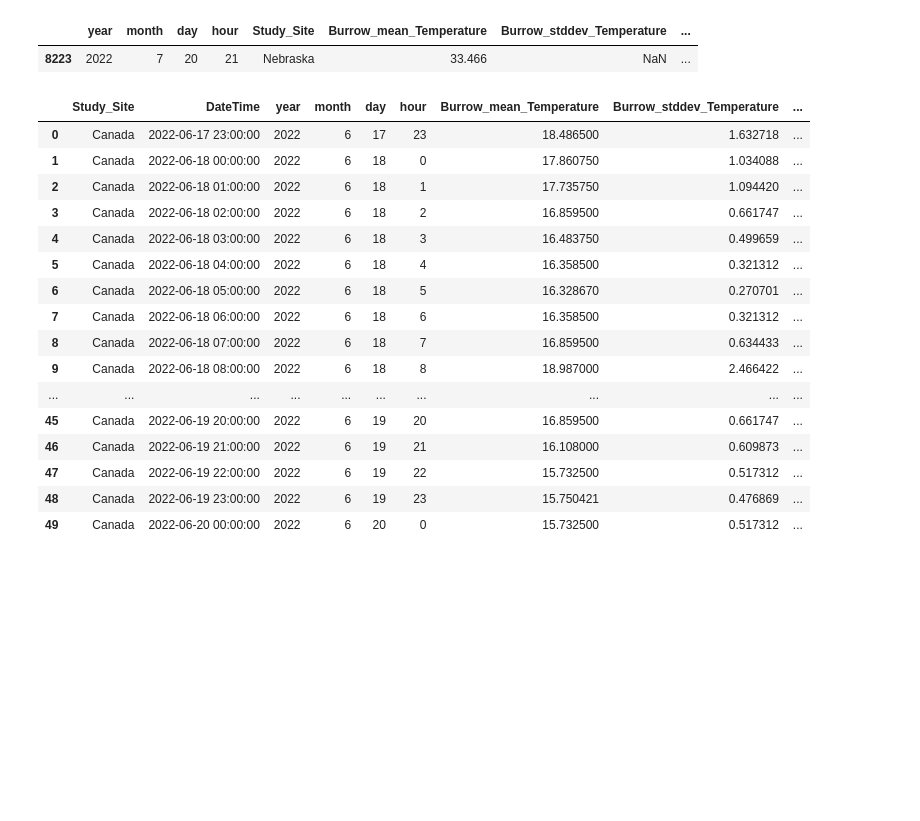
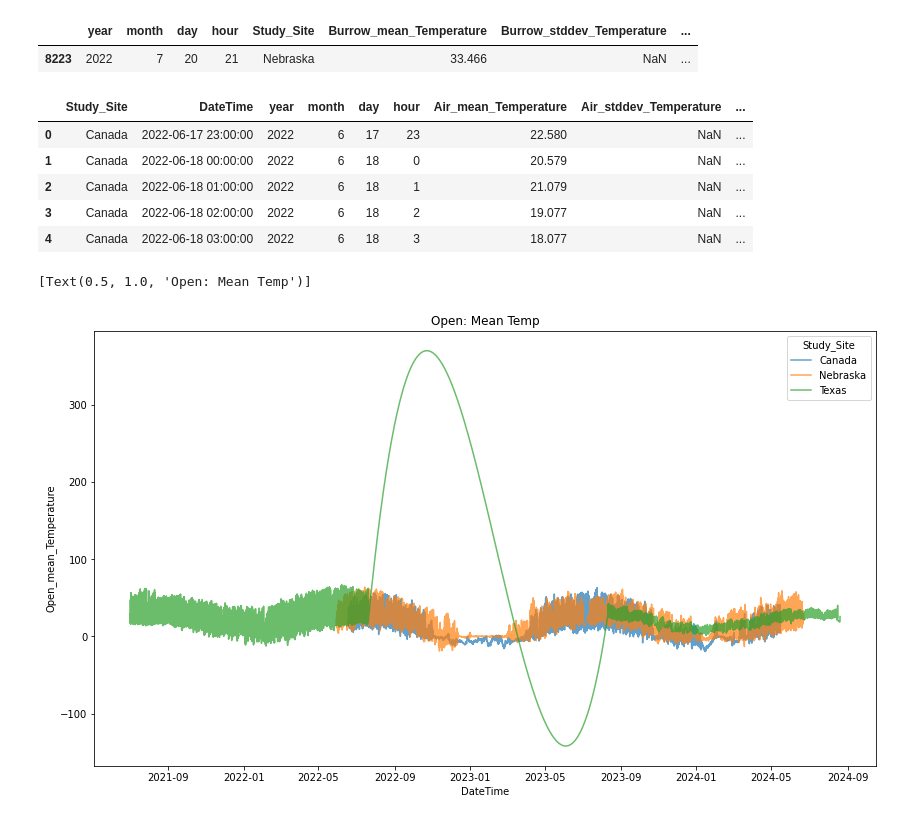
Before and after one commit to michaelremington2/therma_sim, a Jupyter notebook: src/therma_sim/get_data.ipynb, the cells around one changed output. Drawn from its saved outputs; the diff is of its cells as text; code cells hidden in the pictures; blank space fills up the shorter version.

```diff
--- a/src/therma_sim/get_data.ipynb
+++ b/src/therma_sim/get_data.ipynb
@@ -83,17 +83,17 @@ output_path = "/home/mremington/Documents/therma_sim/therma_sim/tests/Data/therm
 
 df.to_csv(output_path, index=False)
 # %%
-otm_fp = '/home/mremington/Documents/therma_sim/ibutton_data_analysis/OTM_Main_Database.csv'
+otm_fp = 'Data/OTM_Main_Database.csv'
 otm_data = pd.read_csv(otm_fp, index_col=0)
 otm_data['Date'] = pd.to_datetime(otm_data['Date'])
 otm_data = otm_data.drop(columns=['Lat', 'Long'])
-microhabitat = []
-for index, row in otm_data.iterrows():
-    if row['OTM_ID']=='Air Temperature':
-        micro = 'Air_Temperature'
-    else:
-        micro = row['Microhabitat']
-    microhabitat.append(micro)
-otm_data['Microhabitat'] = microhabitat
-otm_data = otm_data.dropna(subset=['Microhabitat']).sort_values(by=['Study_Site', 'Date'], ascending=True)
+# microhabitat = []
+# for index, row in otm_data.iterrows():
+#     if row['OTM_ID']=='Air Temperature':
+#         micro = 'Air_Temperature'
+#     else:
+#         micro = row['Microhabitat']
+#     microhabitat.append(micro)
+# otm_data['Microhabitat'] = microhabitat
+#otm_data = otm_data.dropna(subset=['Microhabitat']).sort_values(by=['Study_Site', 'Date'], ascending=True)
 #otm_data.head()
@@ -123,7 +144,7 @@ otm_data = spark_df.groupBy('year', 'month',
 otm_data = otm_data.toPandas()
 otm_data = otm_data.sort_values(by=['Study_Site', 'year', 'month', 'day', 'hour'], ascending=True).reset_index(drop=True)
 otm_data['DateTime'] = pd.to_datetime(otm_data[['year', 'month', 'day', 'hour']])
-otm_data.drop(columns=['Air_Temperature_mean_Temperature', 'Air_Temperature_stddev_Temperature'], inplace=True)
+#otm_data.drop(columns=['Air_mean_Temperature', 'Air_stddev_Temperature'], inplace=True)
 columns_to_check = ['Burrow_mean_Temperature', 'Open_mean_Temperature', 'Shrub_mean_Temperature']
 otm_data = otm_data.dropna(subset=columns_to_check)
 # Calculate the mean of standard deviation grouped by DateTime ignoring the Study_Site
@@ -337,22 +350,19 @@ resampled_therma_df["month"] = resampled_therma_df["DateTime"].dt.month
 resampled_therma_df["day"] = resampled_therma_df["DateTime"].dt.day
 resampled_therma_df["hour"] = resampled_therma_df["DateTime"].dt.hour
 # %%
-resampled_therma_df.head(50)
+resampled_therma_df.head()
 # %% [output]
-|  | Study_Site | DateTime | year | month | day | hour | Burrow_mean_Temperature | Burrow_stddev_Temperature | ... |
-| 0 | Canada | 2022-06-17 23:00:00 | 2022 | 6 | 17 | 23 | 18.486500 | 1.632718 | ... |
-| 1 | Canada | 2022-06-18 00:00:00 | 2022 | 6 | 18 | 0 | 17.860750 | 1.034088 | ... |
-| 2 | Canada | 2022-06-18 01:00:00 | 2022 | 6 | 18 | 1 | 17.735750 | 1.094420 | ... |
-| 3 | Canada | 2022-06-18 02:00:00 | 2022 | 6 | 18 | 2 | 16.859500 | 0.661747 | ... |
-| 4 | Canada | 2022-06-18 03:00:00 | 2022 | 6 | 18 | 3 | 16.483750 | 0.499659 | ... |
-| 5 | Canada | 2022-06-18 04:00:00 | 2022 | 6 | 18 | 4 | 16.358500 | 0.321312 | ... |
-| 6 | Canada | 2022-06-18 05:00:00 | 2022 | 6 | 18 | 5 | 16.328670 | 0.270701 | ... |
-| 7 | Canada | 2022-06-18 06:00:00 | 2022 | 6 | 18 | 6 | 16.358500 | 0.321312 | ... |
-| 8 | Canada | 2022-06-18 07:00:00 | 2022 | 6 | 18 | 7 | 16.859500 | 0.634433 | ... |
-| 9 | Canada | 2022-06-18 08:00:00 | 2022 | 6 | 18 | 8 | 18.987000 | 2.466422 | ... |
-| ... | ... | ... | ... | ... | ... | ... | ... | ... | ... |
-| 45 | Canada | 2022-06-19 20:00:00 | 2022 | 6 | 19 | 20 | 16.859500 | 0.661747 | ... |
-| 46 | Canada | 2022-06-19 21:00:00 | 2022 | 6 | 19 | 21 | 16.108000 | 0.609873 | ... |
-| 47 | Canada | 2022-06-19 22:00:00 | 2022 | 6 | 19 | 22 | 15.732500 | 0.517312 | ... |
-| 48 | Canada | 2022-06-19 23:00:00 | 2022 | 6 | 19 | 23 | 15.750421 | 0.476869 | ... |
-| 49 | Canada | 2022-06-20 00:00:00 | 2022 | 6 | 20 | 0 | 15.732500 | 0.517312 | ... |
+|  | Study_Site | DateTime | year | month | day | hour | Air_mean_Temperature | Air_stddev_Temperature | ... |
+| 0 | Canada | 2022-06-17 23:00:00 | 2022 | 6 | 17 | 23 | 22.580 | NaN | ... |
+| 1 | Canada | 2022-06-18 00:00:00 | 2022 | 6 | 18 | 0 | 20.579 | NaN | ... |
+| 2 | Canada | 2022-06-18 01:00:00 | 2022 | 6 | 18 | 1 | 21.079 | NaN | ... |
+| 3 | Canada | 2022-06-18 02:00:00 | 2022 | 6 | 18 | 2 | 19.077 | NaN | ... |
+| 4 | Canada | 2022-06-18 03:00:00 | 2022 | 6 | 18 | 3 | 18.077 | NaN | ... |
+# %%
+plt.figure(figsize=(14, 8))
+column = 'Open_mean_Temperature'
+label = column.split('_')[0] + ': Mean Temp'
+sns.lineplot(data=resampled_therma_df, x='DateTime', y=column, hue='Study_Site', alpha=0.7).set(title=label)
+# %% [output]
+[Text(0.5, 1.0, 'Open: Mean Temp')]
+[figure, added]
```
Also changed, not shown: parts of 16 cells of this notebook, 9 other files.
